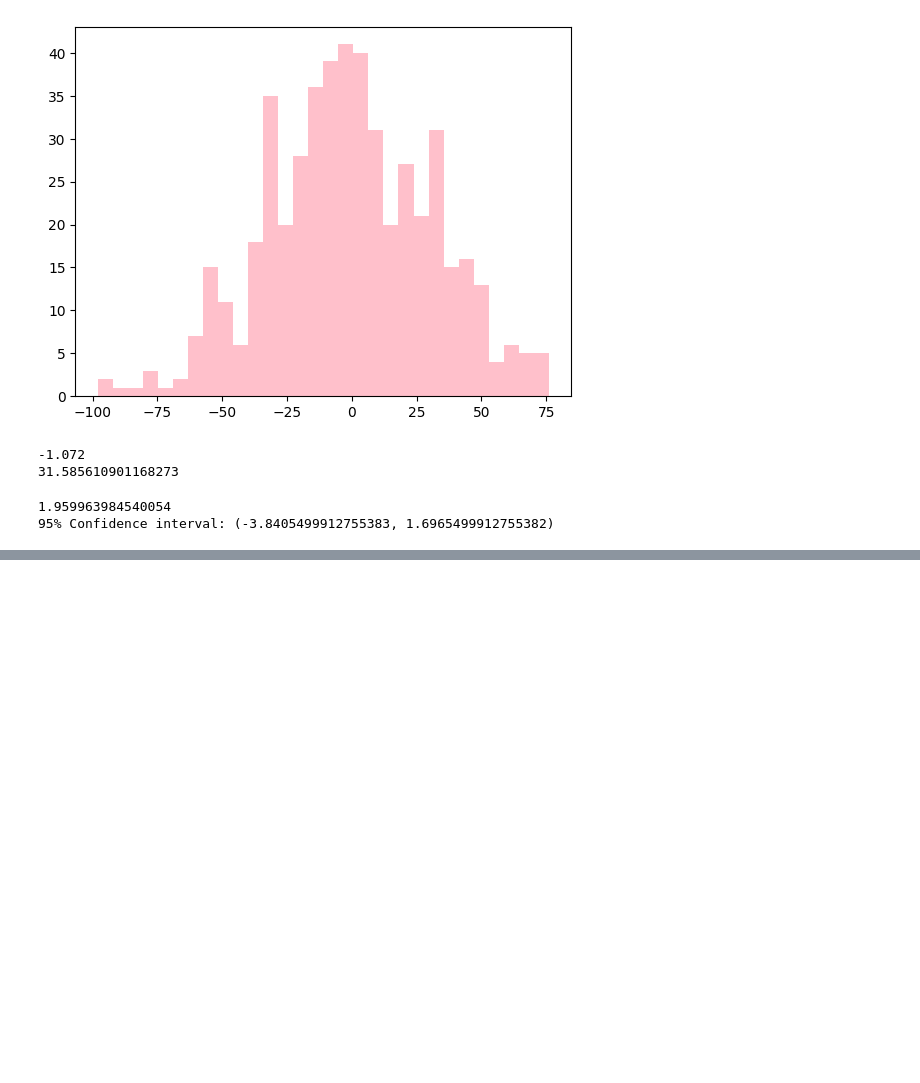
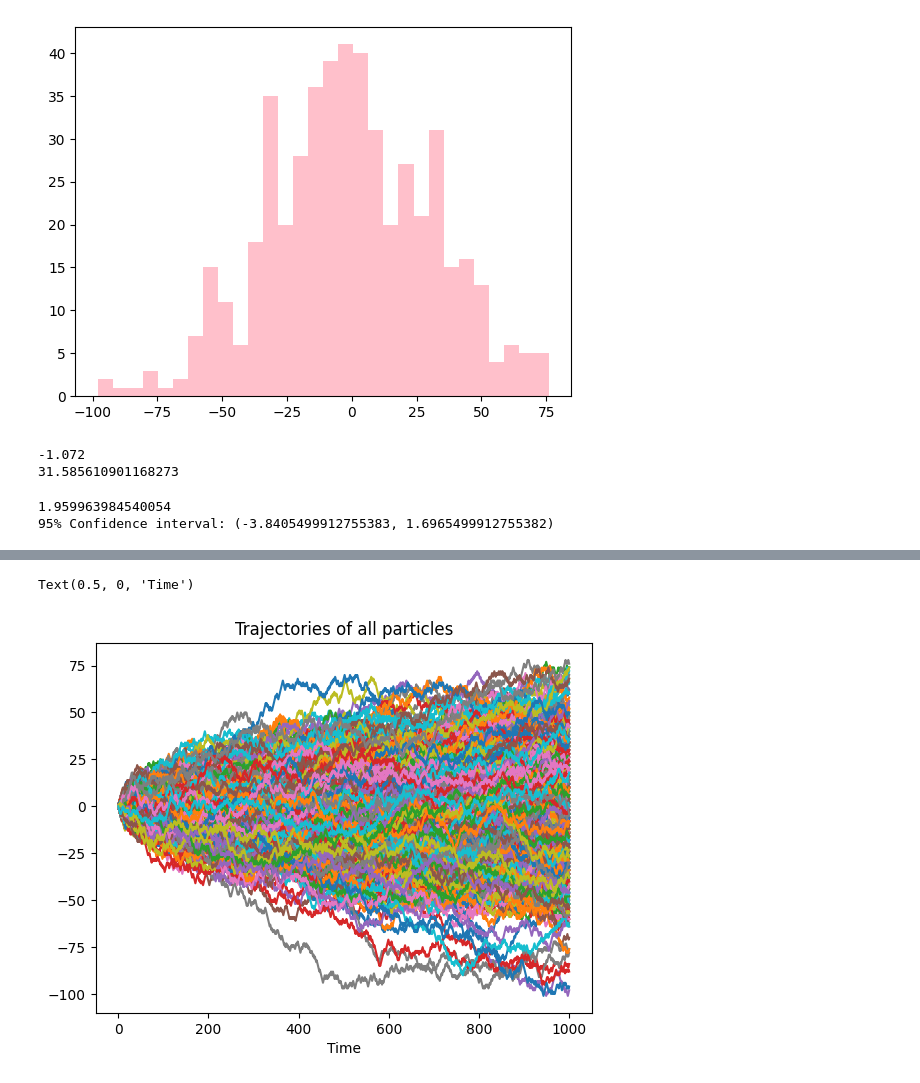
Before and after one commit to mariakesa/MITNeuralComputation, a Jupyter notebook: ProblemSet1/random_walk.ipynb, the cells around one changed output, grey strips where cells are left out. Cells and saved outputs as stored; diff of their text form; code cells hidden in the pictures; blank space fills up the shorter version.

```diff
--- a/ProblemSet1/random_walk.ipynb
+++ b/ProblemSet1/random_walk.ipynb
@@ -85,0 +96,7 @@ print(f"95% Confidence interval: ({ci_lower}, {ci_upper})")
+# %%
+plt.plot(dat['X'].T)
+plt.title('Trajectories of all particles')
+plt.xlabel('Time')
+# %% [output]
+Text(0.5, 0, 'Time')
+[figure, added]
```
Also changed, not shown: parts of 5 cells of this notebook.
